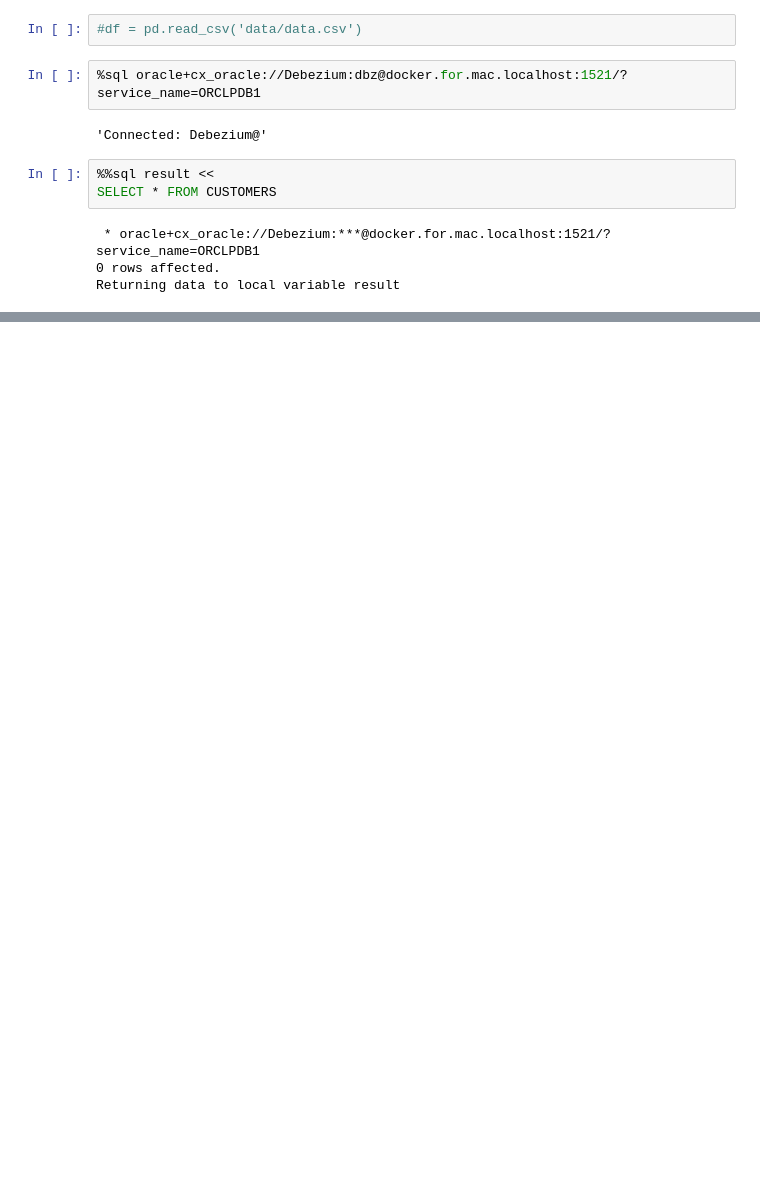
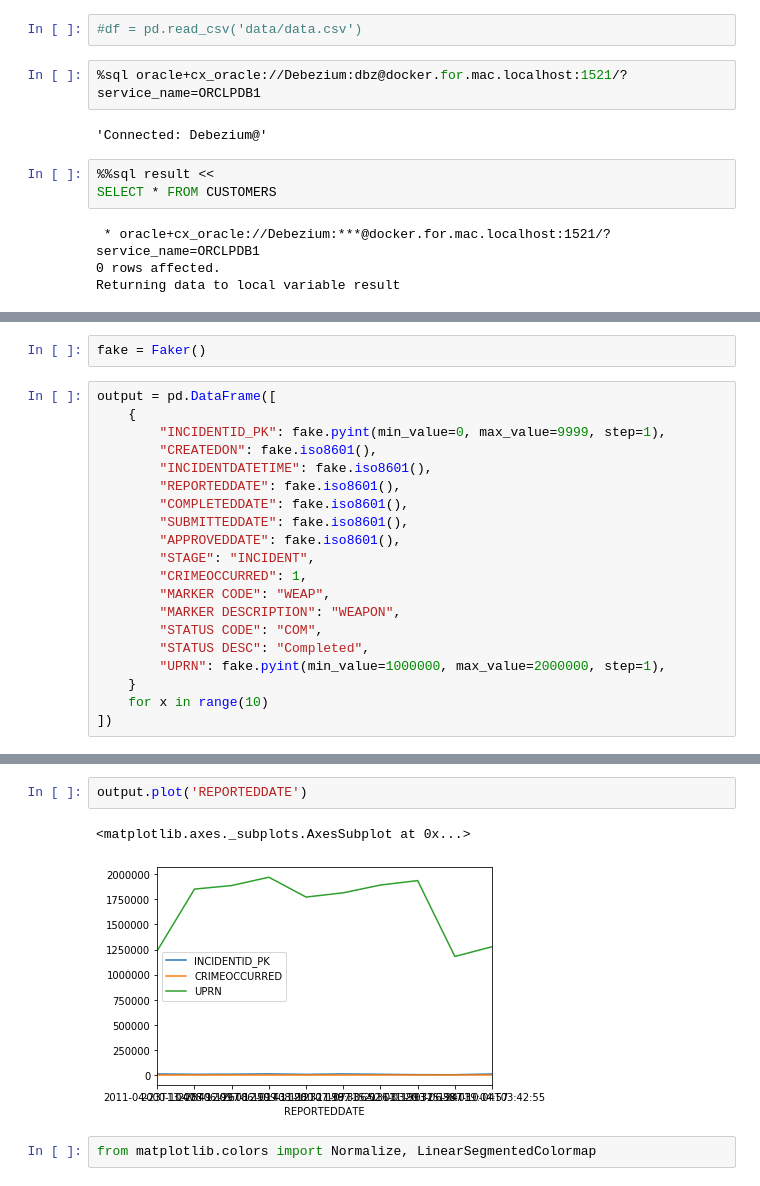
Before and after one commit to gaving/jupyter-bundle, a Jupyter notebook: index.ipynb, the cells around one changed output, grey strips where cells are left out. Saved outputs shown, nothing was run; the diff lists cells and outputs as text; blank space fills up the shorter version.

```diff
--- a/index.ipynb
+++ b/index.ipynb
@@ -34,0 +34,22 @@ df.head()
+# %%
+fake = Faker()
+# %%
+output = pd.DataFrame([
+    {
+        "INCIDENTID_PK": fake.pyint(min_value=0, max_value=9999, step=1),
+        "CREATEDON": fake.iso8601(),
+        "INCIDENTDATETIME": fake.iso8601(),
+        "REPORTEDDATE": fake.iso8601(),
+        "COMPLETEDDATE": fake.iso8601(),
+        "SUBMITTEDDATE": fake.iso8601(),
+        "APPROVEDDATE": fake.iso8601(),
+        "STAGE": "INCIDENT",
+        "CRIMEOCCURRED": 1,
+        "MARKER CODE": "WEAP",
+        "MARKER DESCRIPTION": "WEAPON",
+        "STATUS CODE": "COM",
+        "STATUS DESC": "Completed",
+        "UPRN": fake.pyint(min_value=1000000, max_value=2000000, step=1),
+    }
+    for x in range(10)
+])
@@ -34,0 +70,7 @@ df.head()
+# %%
+output.plot('REPORTEDDATE')
+# %% [output]
+<matplotlib.axes._subplots.AxesSubplot at 0x...>
+[figure, added]
+# %%
+from matplotlib.colors import Normalize, LinearSegmentedColormap
```
Also changed, not shown: parts of 3 cells of this notebook, 1 other file.
